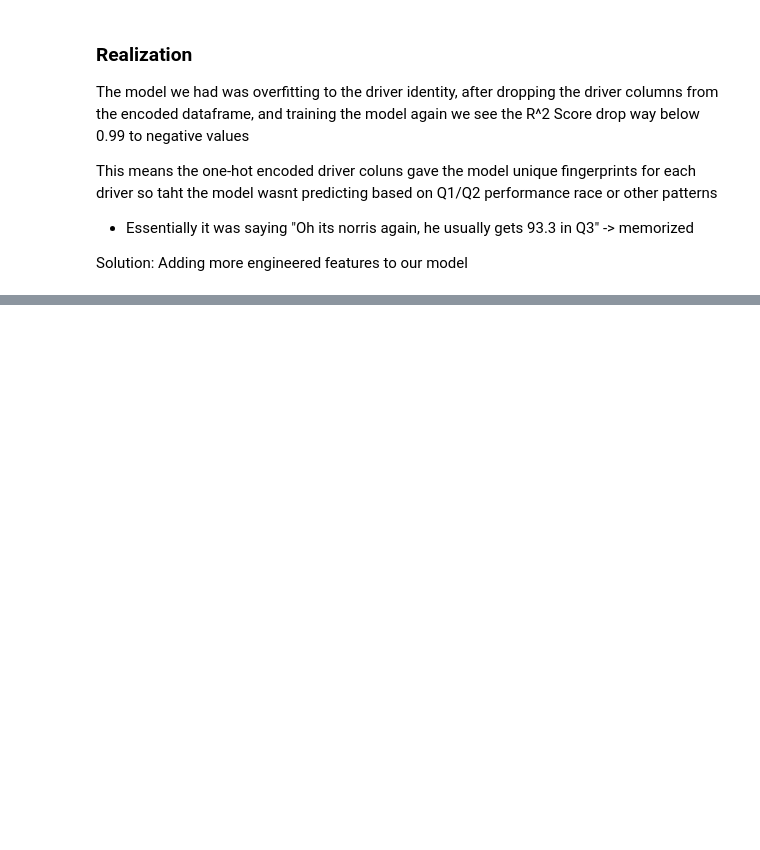
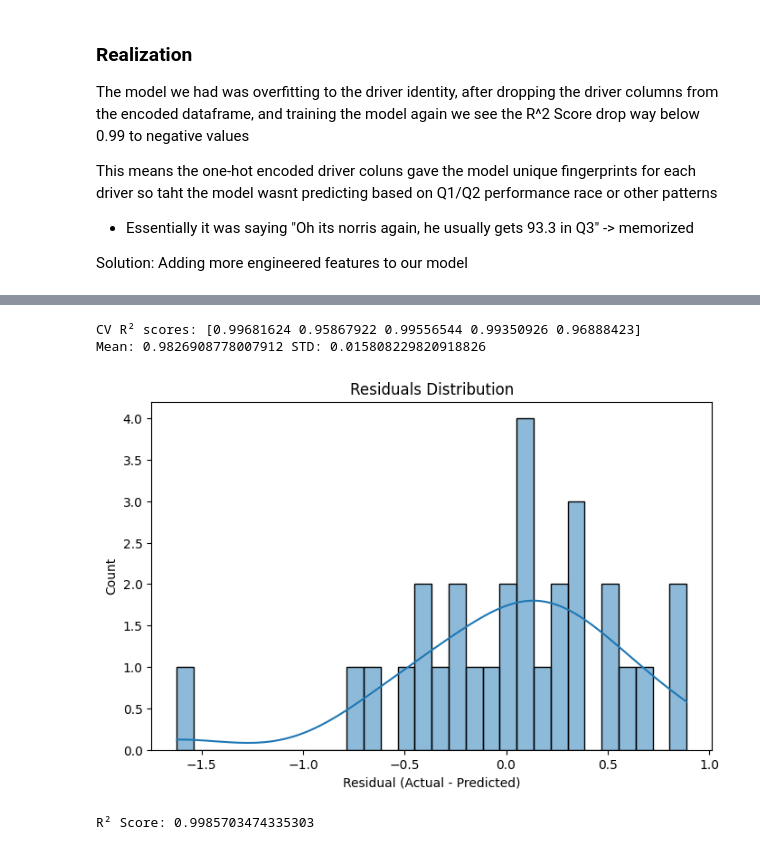
Before and after one commit to RajanChavada/FInSightGPT, a Jupyter notebook: FastAPI Backend/scraper.ipynb, the cells around one changed output, grey strips where cells are left out. Drawn from its saved outputs; the diff is of its cells as text; code cells hidden in the pictures; blank space fills up the shorter version.

```diff
--- a/FastAPI Backend/scraper.ipynb
+++ b/FastAPI Backend/scraper.ipynb
@@ -449,0 +512,59 @@ Name: Q3, dtype: float64
+# %%
+from sklearn.model_selection import cross_val_score
+
+scores = cross_val_score(model, X, y, cv=5, scoring='r2')
+print("CV R² scores:", scores)
+print("Mean:", scores.mean(), "STD:", scores.std())
+# %% [output]
+CV R² scores: [0.99681624 0.95867922 0.99556544 0.99350926 0.96888423]
+Mean: 0.9826908778007912 STD: 0.015808229820918826
+# %%
+residuals = y_test - y_pred
+plt.figure(figsize=(8, 5))
+sns.histplot(residuals, bins=30, kde=True)
+plt.title("Residuals Distribution")
+plt.xlabel("Residual (Actual - Predicted)")
+plt.show()
+# %% [output]
+[figure, added]
+# %%
+# Restart cleanly
+df_model = df_qualy.copy()
+
+# Keep only numeric Q1 and Q3
+df_model = df_model[df_model['Q3'] > 0]  # Only valid Q3s
+df_model['Q1_norm'] = safe_min_max_norm(df_model['Q1'])
+df_model['Q1_position'] = df_model.groupby('Race')['Q1'].rank()
+
+# Create features
+df_model['made_q1'] = (df_model['Q1'] > 0).astype(int)
+
+# Encode Race (if you want) - OPTIONAL, but be careful
+df_model = pd.get_dummies(df_model, columns=['Race'], prefix='Race', dtype=int)
+
+# Drop string/ID columns
+df_model = df_model.drop(columns=['Driver'], errors='ignore')
+
+# Drop Q2 entirely — no delta or Q2 position
+df_model = df_model.drop(columns=['Q2'], errors='ignore')
+
+# Train
+X = df_model.drop(columns=['Q3'])
+y = df_model['Q3']
+
+X = X.select_dtypes(include=['number'])  # Just in case
+
+
+from sklearn.model_selection import train_test_split
+from sklearn.linear_model import LinearRegression
+from sklearn.metrics import r2_score
+
+X_train, X_test, y_train, y_test = train_test_split(X, y, test_size=0.2, random_state=42)
+
+model = LinearRegression()
+model.fit(X_train, y_train)
+y_pred = model.predict(X_test)
+
+print("R² Score:", r2_score(y_test, y_pred))
+# %% [output]
+R² Score: 0.9985703474335303
```
Also changed, not shown: parts of 9 cells of this notebook.
